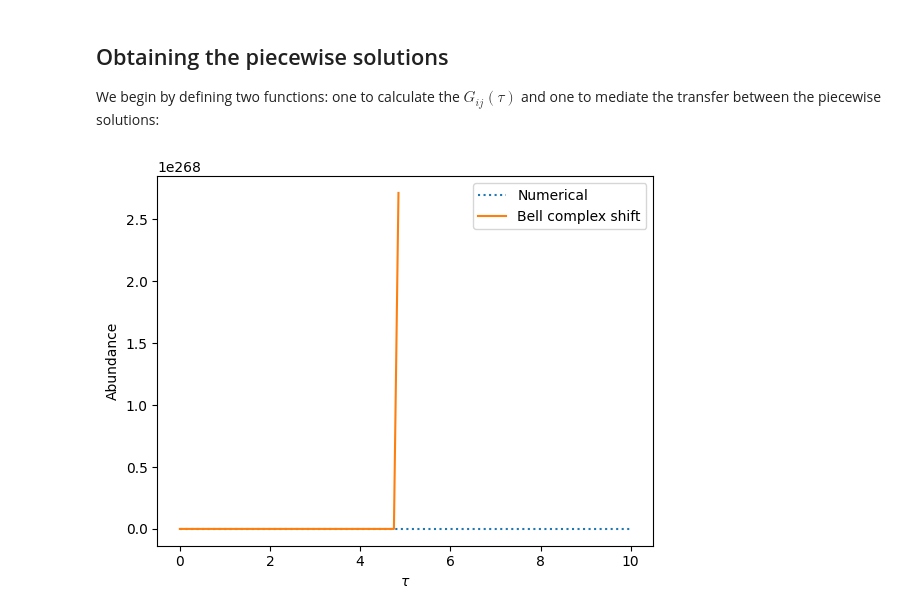
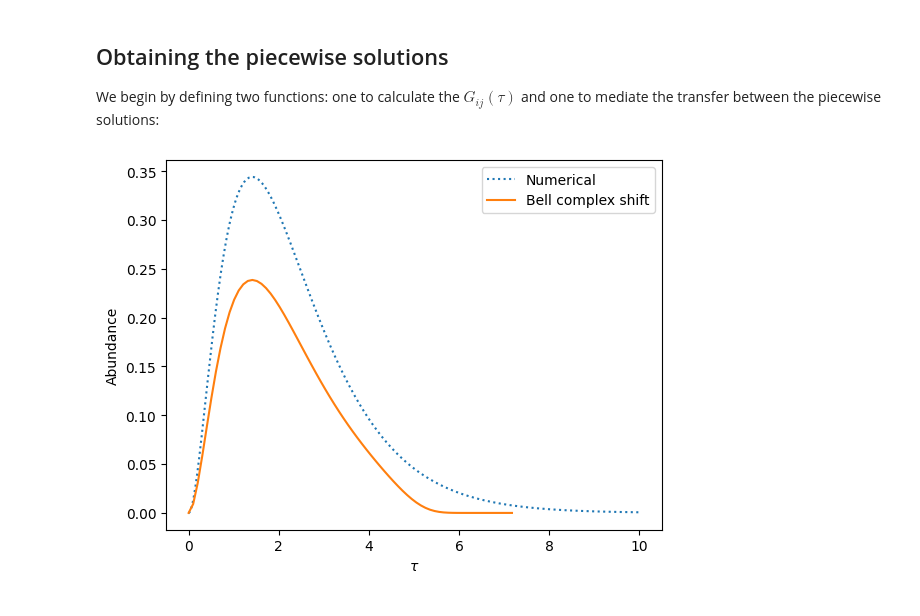
Before and after one commit to lucaswalls18/neutron_burst, a Jupyter notebook: piecewise_solutions.ipynb, the cells around one changed output. Saved outputs shown, nothing was run; the diff lists cells and outputs as text; code cells hidden in the pictures.

```diff
--- a/piecewise_solutions.ipynb
+++ b/piecewise_solutions.ipynb
@@ -38,7 +38,7 @@ def get_poly(sigma, order):
 
 def get_fbar(sigma):
     sig_max = max(sigma)
-    return [(sig_max - sigs)/sig_max for sigs in sigma]
+    return [(sig_max - sigs)/sig_max for sigs in sigma], sig_max
 
 def G_piecewise(tau, sigma):
     if max(sigma)*tau >=100:
@@ -56,15 +56,14 @@ def G_piecewise(tau, sigma):
     return np.exp((m-1)*np.log(sig*tau) - gammaln(m) - max(sigma)*tau + result)
 
 def G_bell(tau, sigma, N):
-    f_bar = get_fbar(sigma)
+    f_bar, max_sig = get_fbar(sigma)
     m = len(sigma)
     sig = gmean(sigma)
     h, x = get_poly(f_bar, N)
-    max_sig = max(sigma)
     result = 0
-    for i in range(N):
+    for i in range(len(x)):
         result += x[i] * (max_sig*tau)**(i) * 1/(math.factorial(i))
-    return np.exp((m-1)*np.log(sig*tau) - gammaln(m) - max(sigma)*tau + result)
+    return np.exp((m-1)*np.log(sig*tau) - gammaln(m) - max_sig*tau + result)
 
 def Y(t, y, sigs):
     N = len(y)
@@ -74,37 +73,37 @@ def Y(t, y, sigs):
         result[i] = sigs[i-1]*y[i-1] - sigs[i]*y[i]
     return result
 # %%
-sigma = [1,1,5,1]
+sigma = [1,3,1,1]
 
 ys = np.zeros(len(sigma))
 ys[0] = 1
 
 tau = np.linspace(0.001, 10, 100)
 g_bell = np.zeros((len(tau), len(ys), len(ys)))
 g_bell_pw = np.zeros((len(tau), len(ys), len(ys)))
 for t in range(len(tau)):
     for i in range(len(ys)):
         for j in range(len(ys)):
             if j<=i:
                 sig_array = sigma[j:i+1]
                 g_bell[t][i,j] = G_bell(tau[t], sig_array, 10)
-                g_bell_pw[t][i,j] = G_piecewise(tau[t], sig_array)
+#                g_bell_pw[t][i,j] = G_piecewise(tau[t], sig_array)
 
 y_b_final = np.zeros([len(tau), len(ys)])
 y_b_final_pw = np.zeros([len(tau), len(ys)])
 for t in range(len(tau)):
     y_b_final[t] = np.dot(g_bell[t], ys)
     y_b_final_pw[t] = np.dot(g_bell_pw[t], ys)
 
 sol = solve_ivp(Y, [0, tau[len(tau)-1]], ys, args=(sigma,), max_step=0.02)
 
 #plot results
 plt.plot(sol.t, sol.y[2], ':', label='Numerical')
 plt.plot(tau, y_b_final[:,2], label = 'Bell complex shift')
 #plt.plot(tau, y_b_final_pw[:,2], label = 'Bell complex shift, piecewise soln')
 plt.legend()
 plt.xlabel(r'$\tau$')
 plt.ylabel('Abundance')
 plt.show()
 # %% [output]
-[figure, old version]
+[figure, new version]
```
Also changed, not shown: 1 other file.
